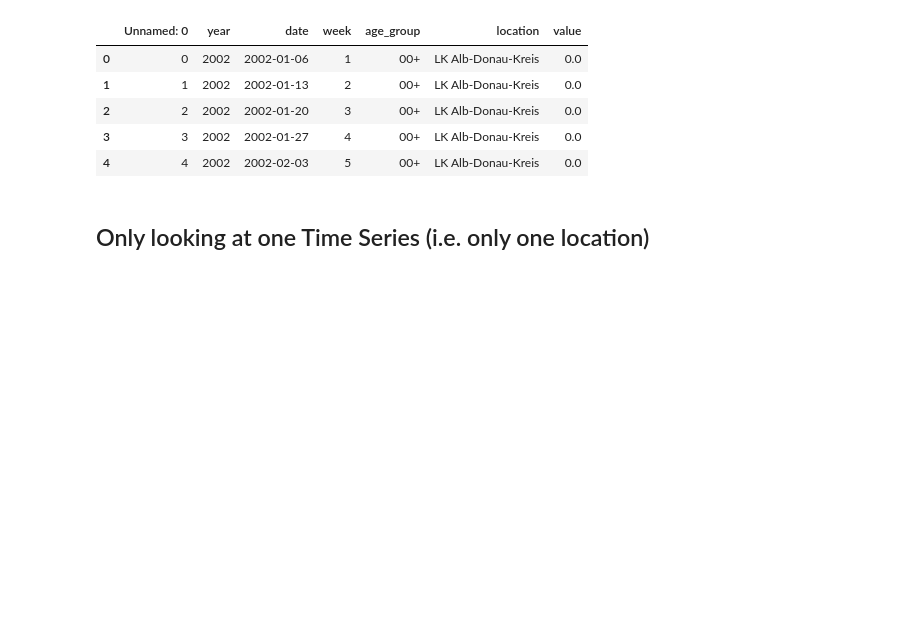
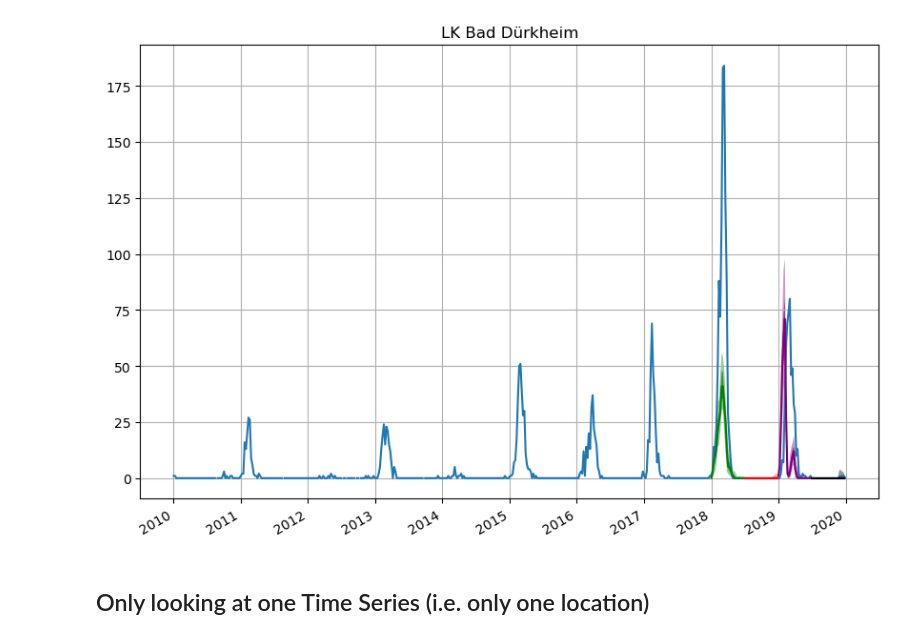
Before and after one commit to Kai-Ref/DeepAR_InfluenzaForecast, a Jupyter notebook: Notebooks/UnivariatTimeSeriesDeepAR.ipynb, the cells around one changed output. Drawn from its saved outputs; the diff is of its cells as text; code cells hidden in the pictures; blank space fills up the shorter version.

```diff
--- a/Notebooks/UnivariatTimeSeriesDeepAR.ipynb
+++ b/Notebooks/UnivariatTimeSeriesDeepAR.ipynb
@@ -4,25 +4,21 @@ os.chdir('/home/reffert/DeepAR_InfluenzaForecast')
 # %%
 from PythonFiles.model import model,preprocessing,data_split,highlight_entry,create_transformation,plot_prob_forecasts,make_one_ts_prediction
 from PythonFiles.Configuration import Configuration
 from gluonts.dataset import common
 import pandas as pd
 from gluonts.dataset.pandas import PandasDataset
 from gluonts.dataset.util import to_pandas
 import matplotlib.pyplot as plt
 import numpy as np
 from gluonts.evaluation import make_evaluation_predictions
 import gluonts
 from datetime import datetime
 config=Configuration()
 df=pd.read_csv("Influenza.csv",sep=',')
 df.head()
+forecasts,tss=make_one_ts_prediction(config,df,location="LK Bad Dürkheim")
 # %% [output]
-|  | Unnamed: 0 | year | date | week | age_group | location | value |
-| 0 | 0 | 2002 | 2002-01-06 | 1 | 00+ | LK Alb-Donau-Kreis | 0.0 |
-| 1 | 1 | 2002 | 2002-01-13 | 2 | 00+ | LK Alb-Donau-Kreis | 0.0 |
-| 2 | 2 | 2002 | 2002-01-20 | 3 | 00+ | LK Alb-Donau-Kreis | 0.0 |
-| 3 | 3 | 2002 | 2002-01-27 | 4 | 00+ | LK Alb-Donau-Kreis | 0.0 |
-| 4 | 4 | 2002 | 2002-02-03 | 5 | 00+ | LK Alb-Donau-Kreis | 0.0 |
+[figure, added]
 # %% [markdown]
 ## Only looking at one Time Series (i.e. only one location)
 # %%
```
Also changed, not shown: parts of 6 cells of this notebook, 3 other files.
